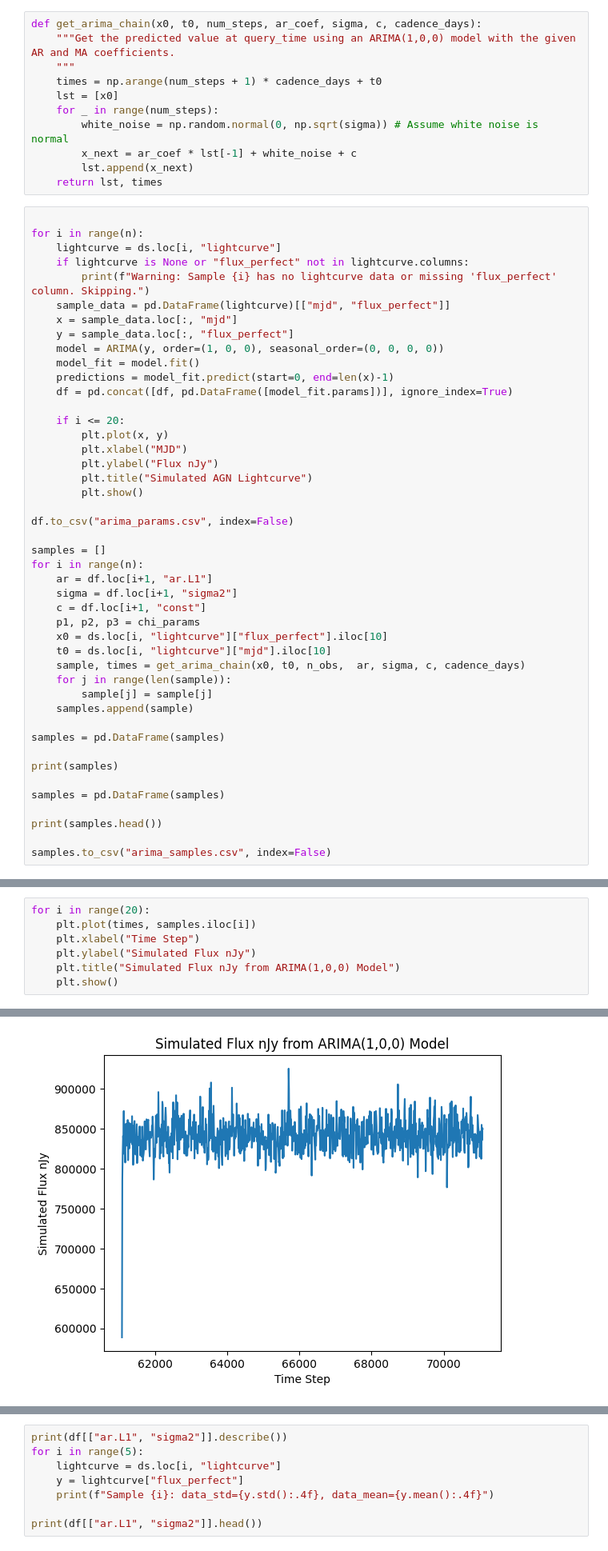
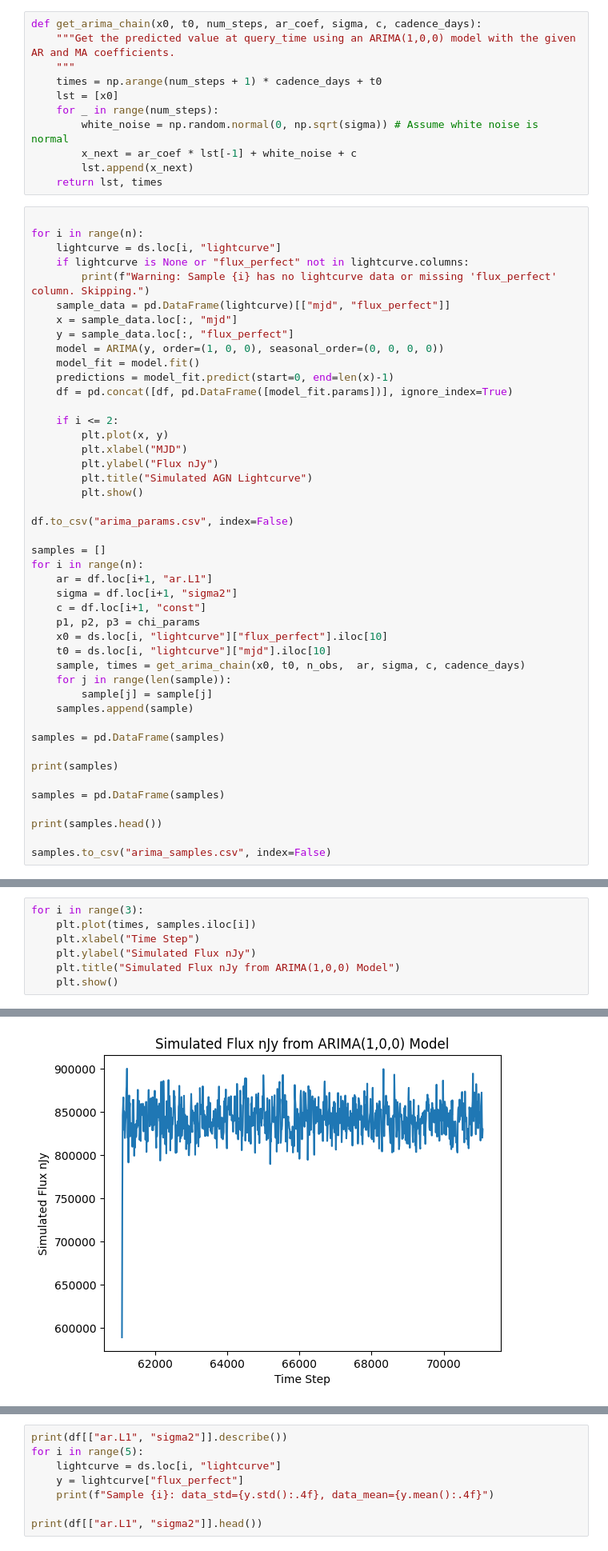
Before and after one commit to Zoe-Au/cosmographi, a Jupyter notebook: src/cosmographi/source/arma_exploration.ipynb, the cells around one changed output, grey strips where cells are left out. Shown at 80% size. Cells and saved outputs as stored; diff of their text form.

```diff
--- a/src/cosmographi/source/arma_exploration.ipynb
+++ b/src/cosmographi/source/arma_exploration.ipynb
@@ -462,7 +453,7 @@ for i in range(n):
     predictions = model_fit.predict(start=0, end=len(x)-1)
     df = pd.concat([df, pd.DataFrame([model_fit.params])], ignore_index=True)
 
-    if i <= 20:
+    if i <= 2:
         plt.plot(x, y)
         plt.xlabel("MJD")
         plt.ylabel("Flux nJy")
@@ -510,5 +507,5 @@ samples.to_csv("arima_samples.csv", index=False)
 # %%
-for i in range(20):
+for i in range(3):
     plt.plot(times, samples.iloc[i])
     plt.xlabel("Time Step")
     plt.ylabel("Simulated Flux nJy")
@@ -520 +517 @@ for i in range(20):
-[figure, old version]
+[figure, new version]
```
Also changed, not shown: parts of 13 cells of this notebook, 46 other files.
